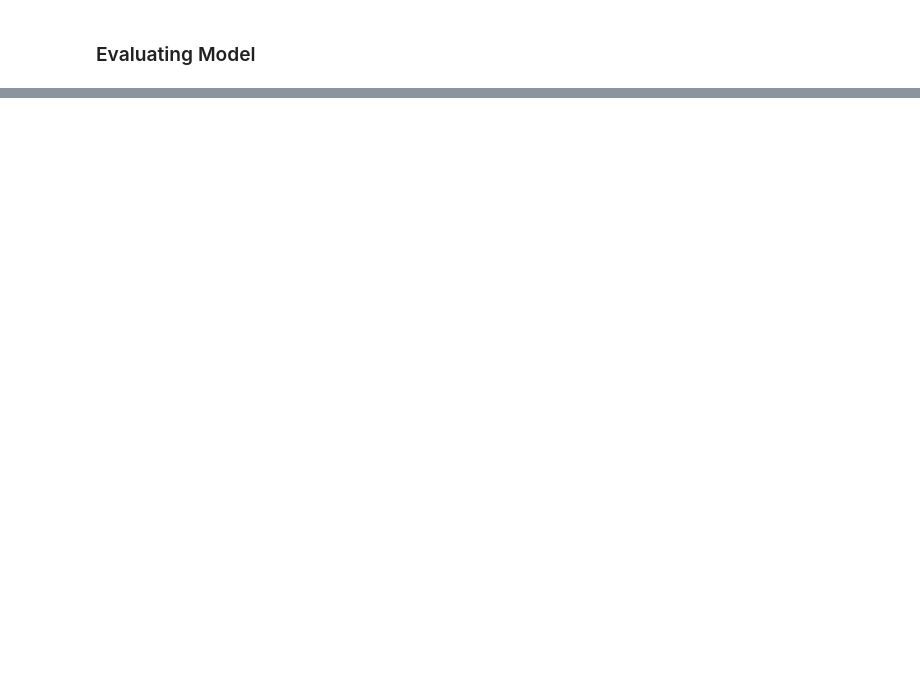
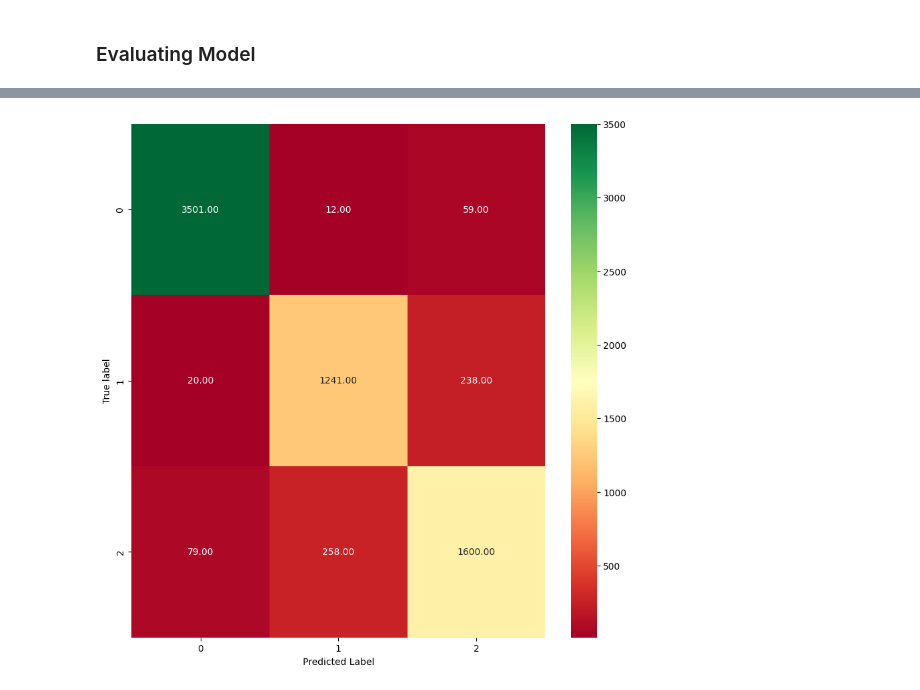
Before and after one commit to zaccowan/MLA_ZSC, a Jupyter notebook: MLA5_ZSC.ipynb, the cells around one changed output, grey strips where cells are left out. Saved outputs shown, nothing was run; the diff lists cells and outputs as text; code cells hidden in the pictures; blank space fills up the shorter version.

```diff
--- a/MLA5_ZSC.ipynb
+++ b/MLA5_ZSC.ipynb
@@ -333,8 +359,8 @@ df.sample(5)
 # %% [markdown]
 ### Splitting Data into Train/Test
 # %%
-x = df.drop(["date", "usage_kwh"], axis=1)
-y = df["usage_kwh"]
+x = df.drop(["date", "load_type"], axis=1)
+y = df["load_type"]
 # %%
 x_train, x_test, y_train, y_test = train_test_split(x, y, test_size=0.2, random_state=42)
 # %% [markdown]
@@ -360,7 +386,7 @@ preprocessor = ColumnTransformer(
 ### Executing the Model
 # %%
 pipeline = Pipeline(steps=[("preprocessor", preprocessor),
-                           ("regression", DecisionTreeRegressor())])
+                           ("classifier", RandomForestClassifier())])
 pipeline.fit(x_train, y_train)
 # %% [output]
 Pipeline(steps=[('preprocessor',
@@ -424,0 +424,4 @@ This result makes sense as the Decision Tree is exception at clustering both num
+# %%
+plot_cm(y_test, y_pred)
+# %% [output]
+[figure, added]
```
Also changed, not shown: parts of 13 cells of this notebook.
